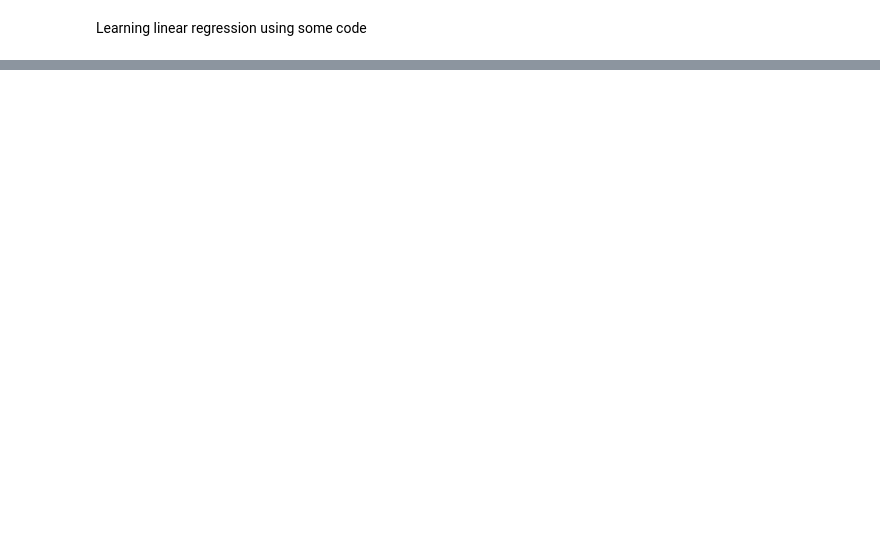
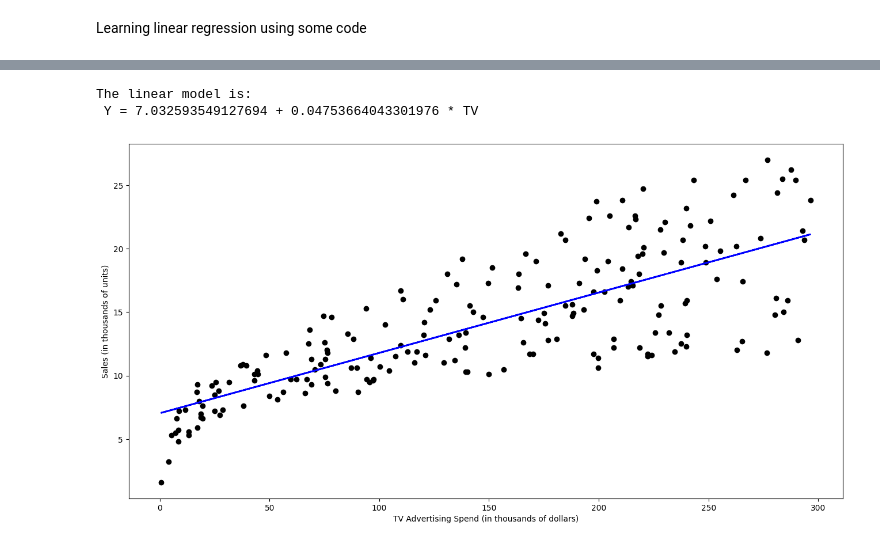
Before and after one commit to bhavjotkhurana/interview-prep, a Jupyter notebook: data-science/Code/linear-regression.ipynb, the cells around one changed output, grey strips where cells are left out. Cells and saved outputs as stored; diff of their text form; code cells hidden in the pictures; blank space fills up the shorter version.

Commit message:
Ran models and updated notes

```diff
--- a/data-science/Code/linear-regression.ipynb
+++ b/data-science/Code/linear-regression.ipynb
@@ -13,0 +14,3 @@ KeyboardInterrupt:
+# %%
+data = pd.read_csv('~/Desktop/interview-prep/data-science/Code/Advertising.csv', index_col = 0)
+data.head()
@@ -13,0 +34,22 @@ KeyboardInterrupt:
+# %%
+X = data['TV'].values.reshape(-1,1)
+y = data['Sales'].values.reshape(-1,1)
+
+reg = LinearRegression()
+reg.fit(X, y)
+
+print(f"The linear model is: \n Y = {reg.intercept_[0]} + {reg.coef_[0][0]} * TV")
+# %% [output]
+The linear model is:
+ Y = 7.032593549127694 + 0.04753664043301976 * TV
+# %%
+predictions = reg.predict(X)
+
+plt.figure(figsize = (16,8))
+plt.scatter(X, y, c = 'black')
+plt.plot(X, predictions, c = 'blue', linewidth = 2)
+plt.xlabel('TV Advertising Spend (in thousands of dollars)')
+plt.ylabel('Sales (in thousands of units)')
+plt.show()
+# %% [output]
+[figure, added]
```
Also changed, not shown: parts of 8 cells of this notebook, 3 other files.
